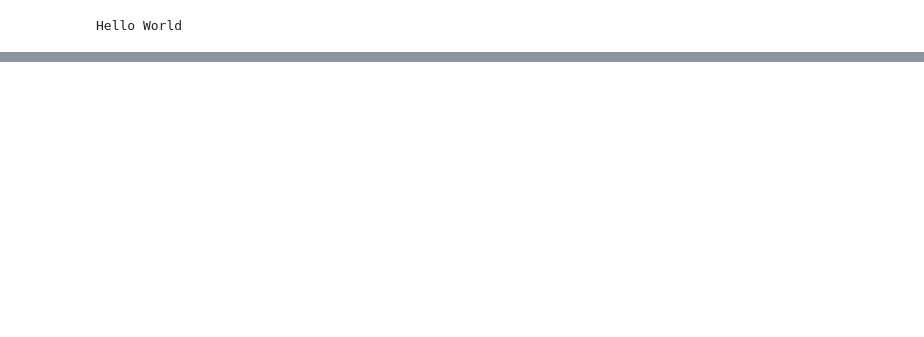
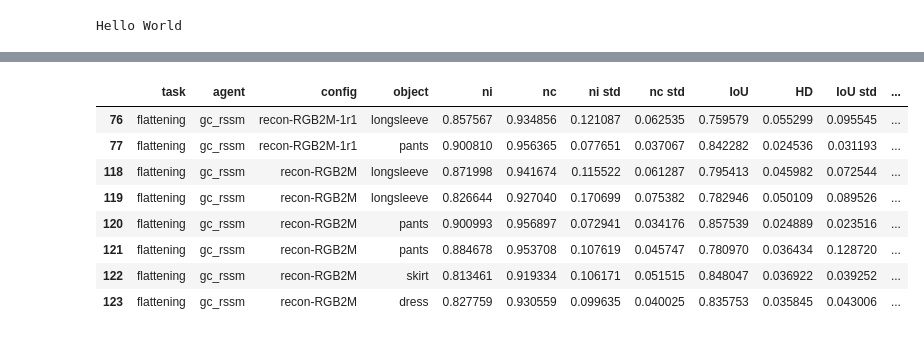
Before and after one commit to st-cortex-lab/LaGarNet, a Jupyter notebook: analysis/lagarnet.ipynb, the cells around one changed output, grey strips where cells are left out. Drawn from its saved outputs; the diff is of its cells as text; code cells hidden in the pictures; blank space fills up the shorter version.

```diff
--- a/analysis/lagarnet.ipynb
+++ b/analysis/lagarnet.ipynb
@@ -341,6 +328,19 @@ def combine_mean_std(row, metric, scale=100):
     mean = row[metric]*scale
     std = row[f"{metric} std"]*scale
     return f"{mean:.1f} $\pm$ {std:.1f}"
+# %%
+data_df_ = df[df['config'].str.contains('recon-RGB2M')]
+display(data_df_)
+# %% [output]
+|  | task | agent | config | object | ni | nc | ni std | nc std | IoU | HD | IoU std | ... |
+| 76 | flattening | gc_rssm | recon-RGB2M-1r1 | longsleeve | 0.857567 | 0.934856 | 0.121087 | 0.062535 | 0.759579 | 0.055299 | 0.095545 | ... |
+| 77 | flattening | gc_rssm | recon-RGB2M-1r1 | pants | 0.900810 | 0.956365 | 0.077651 | 0.037067 | 0.842282 | 0.024536 | 0.031193 | ... |
+| 118 | flattening | gc_rssm | recon-RGB2M | longsleeve | 0.871998 | 0.941674 | 0.115522 | 0.061287 | 0.795413 | 0.045982 | 0.072544 | ... |
+| 119 | flattening | gc_rssm | recon-RGB2M | longsleeve | 0.826644 | 0.927040 | 0.170699 | 0.075382 | 0.782946 | 0.050109 | 0.089526 | ... |
+| 120 | flattening | gc_rssm | recon-RGB2M | pants | 0.900993 | 0.956897 | 0.072941 | 0.034176 | 0.857539 | 0.024889 | 0.023516 | ... |
+| 121 | flattening | gc_rssm | recon-RGB2M | pants | 0.884678 | 0.953708 | 0.107619 | 0.045747 | 0.780970 | 0.036434 | 0.128720 | ... |
+| 122 | flattening | gc_rssm | recon-RGB2M | skirt | 0.813461 | 0.919334 | 0.106171 | 0.051515 | 0.848047 | 0.036922 | 0.039252 | ... |
+| 123 | flattening | gc_rssm | recon-RGB2M | dress | 0.827759 | 0.930559 | 0.099635 | 0.040025 | 0.835753 | 0.035845 | 0.043006 | ... |
 # %%
 data_df_ = df[df['object'] == 'longsleeve']
 agent_tuples = [
```
Also changed, not shown: parts of 4 cells of this notebook, 3 other files.
